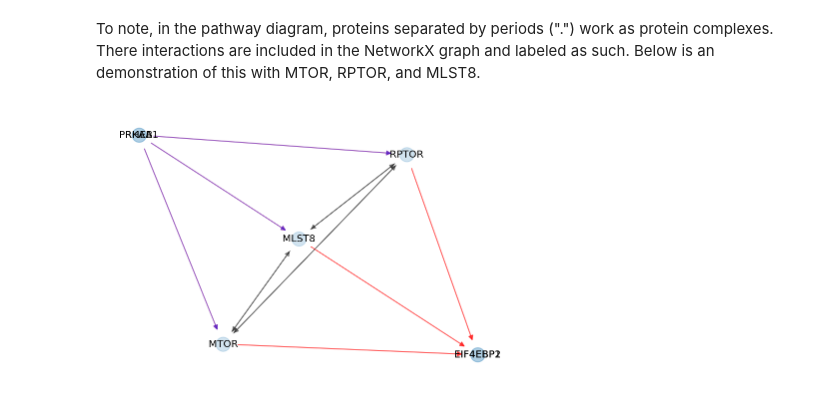
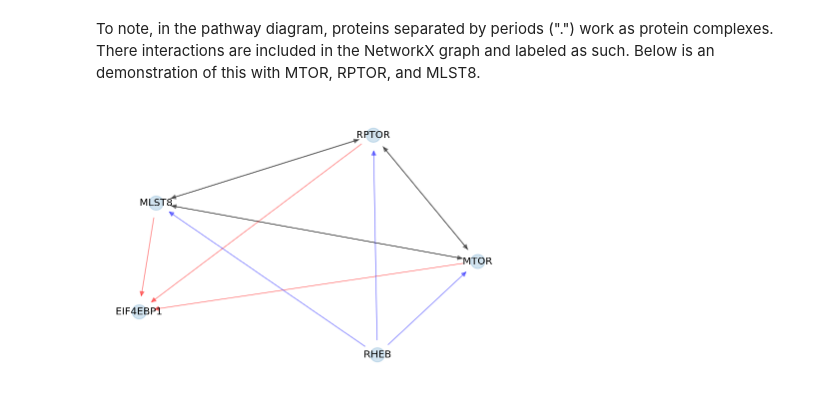
Before and after one commit to jhrcook/nciraspw, a Jupyter notebook: README.ipynb, the cells around one changed output. Saved outputs shown, nothing was run; the diff lists cells and outputs as text; code cells hidden in the pictures.

```diff
--- a/README.ipynb
+++ b/README.ipynb
@@ -180,34 +187,34 @@ To note, in the pathway diagram, proteins separated by periods (".") work as pro
 There interactions are included in the NetworkX graph and labeled as such.
 Below is an demonstration of this with MTOR, RPTOR, and MLST8.
 # %%
-nodes = {"MTOR", "RPTOR", "MLST8", "RHEB", "PRKAA1", "EIF4EBP1", "EIF4EBP2"}
+nodes = {"MTOR", "RPTOR", "MLST8", "RHEB", "EIF4EBP1"}
 
 mtor_complex_gr = nx.subgraph(ras_pw, nodes)
 mtor_complex_pos = nx.kamada_kawai_layout(mtor_complex_gr)
 
 edge_pal: dict[Interaction, str] = {
     Interaction.INHIBITORY: "red",
     Interaction.ACTIVATING: "blue",
     Interaction.PROTEIN_COMPLEX: "k",
 }
 
 edge_colors: dict[tuple[str, str], str] = {}
 for a, b, info in mtor_complex_gr.edges.data():
     edge_colors[(a, b)] = edge_pal[info["interaction"]]
 
 nx.draw_networkx_edges(
     mtor_complex_gr,
     pos=mtor_complex_pos,
     alpha=0.4,
     edge_color=list(edge_colors.values()),
     min_source_margin=15,
     min_target_margin=15,
 )
 nx.draw_networkx_nodes(mtor_complex_gr, pos=mtor_complex_pos, alpha=0.2, node_size=200)
 nx.draw_networkx_labels(mtor_complex_gr, pos=mtor_complex_pos, font_size=10)
 
 plt.gca().axis("off")
 plt.tight_layout()
 plt.show()
 # %% [output]
-[figure, old version]
+[figure, new version]
```
Also changed, not shown: parts of 3 cells of this notebook, 4 other files.
